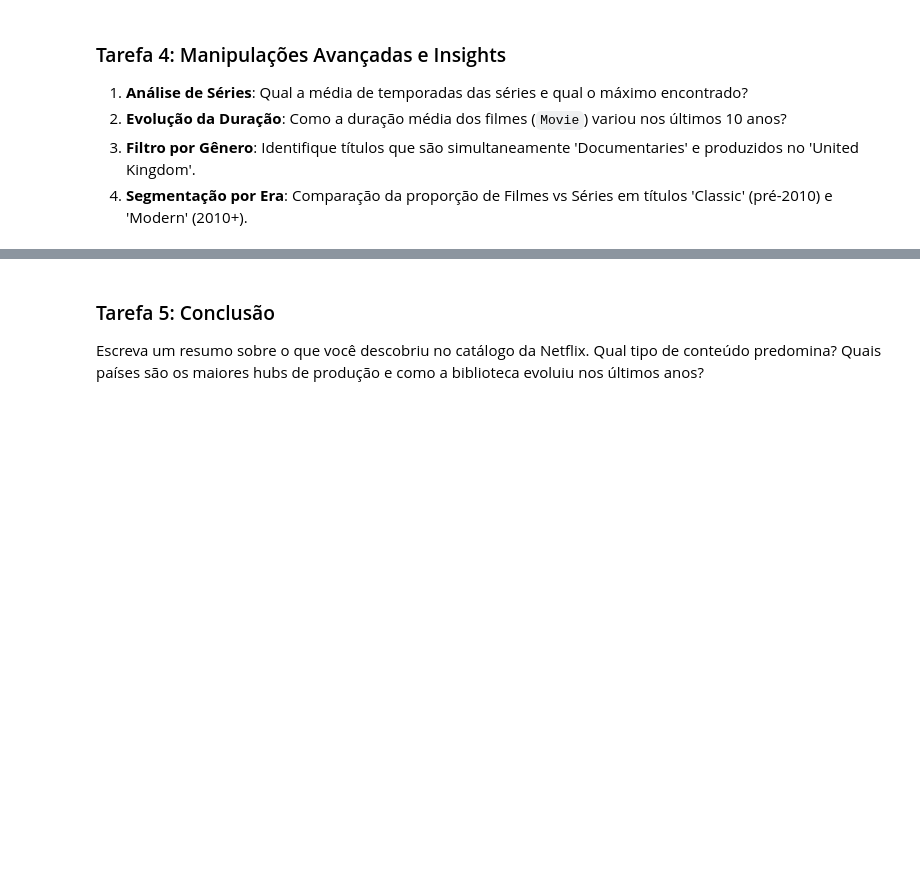
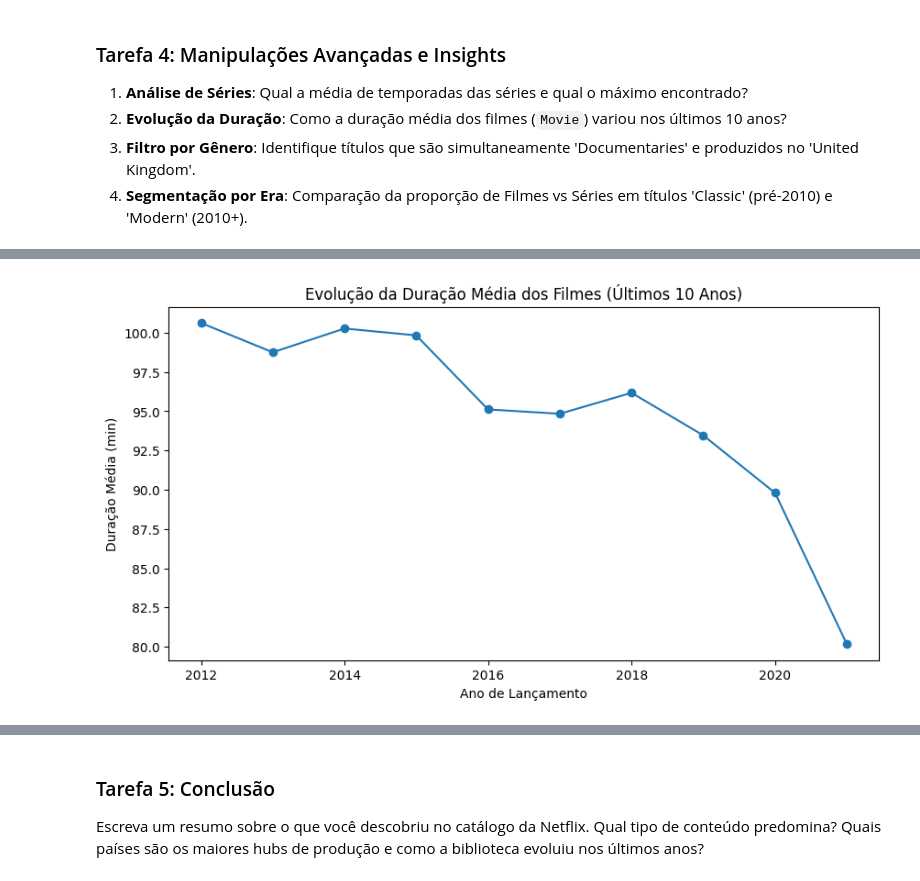
Before and after one commit to viktoruebelhart/pos_facens, a Jupyter notebook: Atividade_2_Pandas_(1).ipynb, the cells around one changed output, grey strips where cells are left out. Drawn from its saved outputs; the diff is of its cells as text; code cells hidden in the pictures; blank space fills up the shorter version.

```diff
--- a/Atividade_2_Pandas_(1).ipynb
+++ b/Atividade_2_Pandas_(1).ipynb
@@ -97,0 +177,6 @@ dtype: int64
+# %%
+#3 Extração Numérica: Crie uma nova coluna duration_num que contenha apenas o valor numérico da coluna duration (ex: '90 min' vira 90, '2 Seasons' vira 2).
+print(df[['duration', 'type']].head())
+
+df['duration_num'] = df['duration'].str.extract('(\d+)').astype(float)
+df[['duration', 'type', 'duration_num']].head()
@@ -97,0 +196,7 @@ dtype: int64
+# %%
+#4 Categorização: Crie uma coluna is_movie que seja 1 se o tipo for 'Movie' e 0 caso contrário.
+df['is_movie'] = (df['type'] == 'Movie').astype(int)
+
+display(df[['duration', 'type', 'is_movie']].head())
+
+df['is_movie'].value_counts()
@@ -104,0 +240,5 @@ dtype: int64
+# %%
+#3.2 Sazonalidade: Qual o mês com maior volume de novos títulos adicionados ao catálogo?
+df['Month'] = df['date_added'].dt.month.astype('Int64')
+
+df['Month'].value_counts()
@@ -111,0 +342,11 @@ dtype: int64
+# %%
+#4.2 Evolução da Duração: Como a duração média dos filmes (Movie) variou nos últimos 10 anos?
+movie_df = df[df['type'] == 'Movie']
+anolimite = movie_df['release_year'].max() - 10
+
+movie_10anos = movie_df[movie_df['release_year']> anolimite]
+
+media_year = movie_10anos.groupby('release_year')['duration_num'].mean()
+
+print("Média de duração por ano (últimos 10 anos):")
+media_year
@@ -111,0 +368,10 @@ dtype: int64
+# %%
+import matplotlib.pyplot as plt
+
+media_year.plot(kind='line', marker='o', figsize=(10, 5))
+plt.title('Evolução da Duração Média dos Filmes (Últimos 10 Anos)')
+plt.xlabel('Ano de Lançamento')
+plt.ylabel('Duração Média (min)')
+plt.show()
+# %% [output]
+[figure, added]
```
Also changed, not shown: parts of 19 cells of this notebook.
